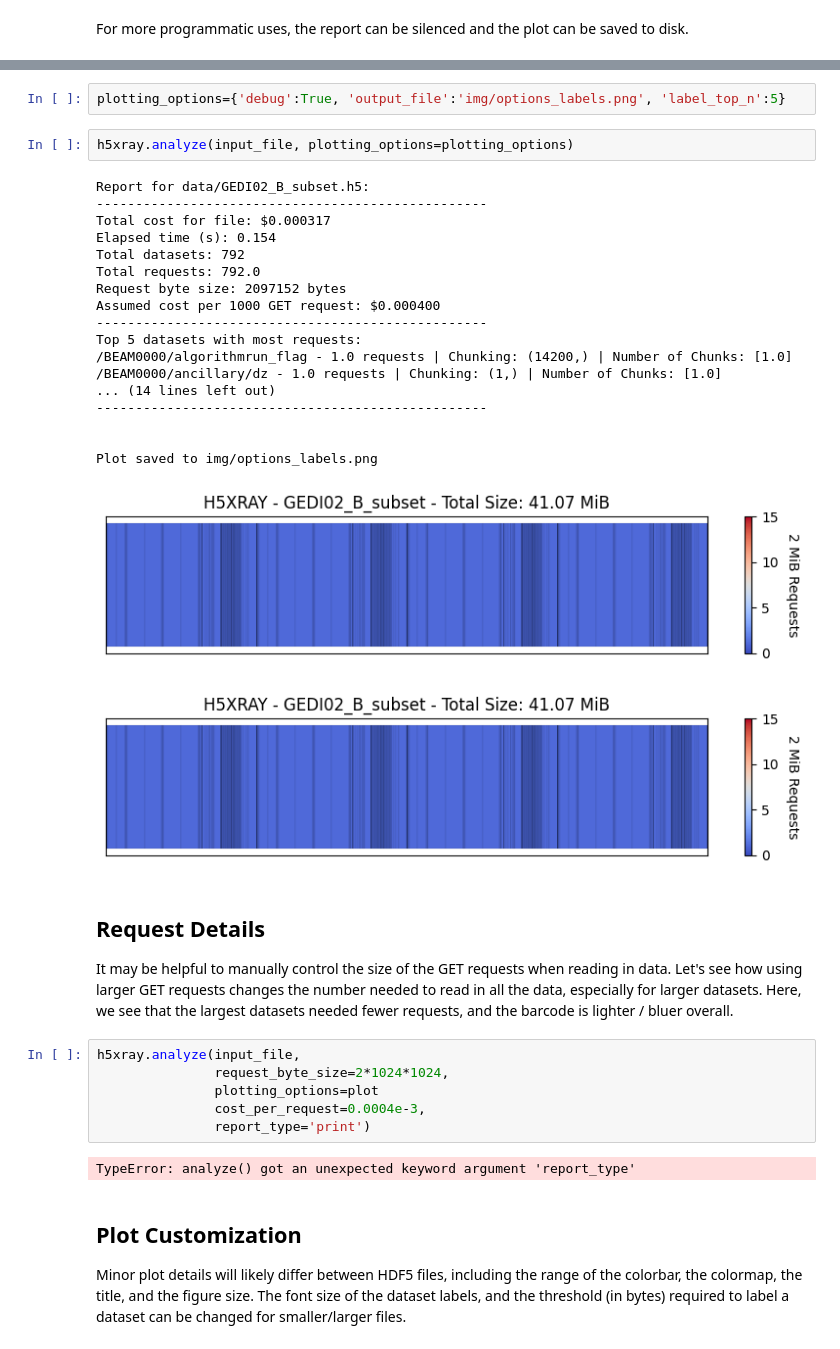
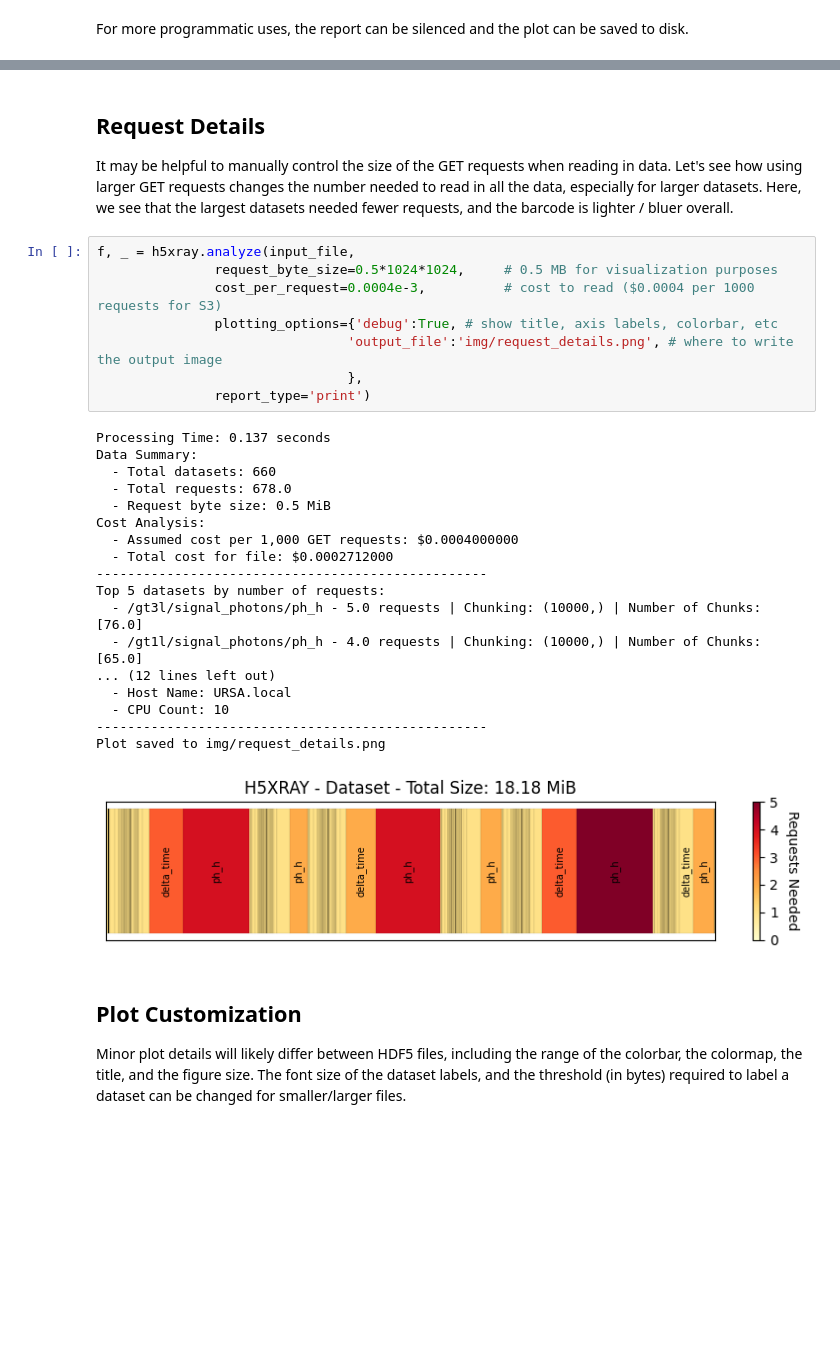
Before and after one commit to jonm3D/h5xray, a Jupyter notebook: examples/demo.ipynb, the cells around one changed output, grey strips where cells are left out. Saved outputs shown, nothing was run; the diff lists cells and outputs as text; blank space fills up the shorter version.

```diff
--- a/examples/demo.ipynb
+++ b/examples/demo.ipynb
@@ -102,38 +80,33 @@ The debug plot option creates more detailed plots, adding the title, colorbar, a
-# %%
-plotting_options={'debug':True, 'output_file':'img/options_labels.png', 'label_top_n':5}
-# %%
-h5xray.analyze(input_file, plotting_options=plotting_options)
-# %% [output]
-Report for data/GEDI02_B_subset.h5:
---------------------------------------------------
-Total cost for file: $0.000317
-Elapsed time (s): 0.154
-Total datasets: 792
-Total requests: 792.0
-Request byte size: 2097152 bytes
-Assumed cost per 1000 GET request: $0.000400
---------------------------------------------------
-Top 5 datasets with most requests:
-/BEAM0000/algorithmrun_flag - 1.0 requests | Chunking: (14200,) | Number of Chunks: [1.0]
-/BEAM0000/ancillary/dz - 1.0 requests | Chunking: (1,) | Number of Chunks: [1.0]
-... (14 lines left out)
---------------------------------------------------
-
-
-Plot saved to img/options_labels.png
-[figure, removed]
-[figure, removed]
 # %% [markdown]
 ## Request Details
 It may be helpful to manually control the size of the GET requests when reading in data. Let's see how using larger GET requests changes the number needed to read in all the data, especially for larger datasets. Here, we see that the largest datasets needed fewer requests, and the barcode is lighter / bluer overall.
 # %%
-h5xray.analyze(input_file,
-               request_byte_size=2*1024*1024,
-               plotting_options=plot
-               cost_per_request=0.0004e-3,
+f, _ = h5xray.analyze(input_file,
+               request_byte_size=0.5*1024*1024,     # 0.5 MB for visualization purposes
+               cost_per_request=0.0004e-3,          # cost to read ($0.0004 per 1000 requests for S3)
+               plotting_options={'debug':True, # show title, axis labels, colorbar, etc
+                                'output_file':'img/request_details.png', # where to write the output image
+                                },
                report_type='print')
 # %% [output]
-TypeError: analyze() got an unexpected keyword argument 'report_type'
+Processing Time: 0.137 seconds
+Data Summary:
+  - Total datasets: 660
+  - Total requests: 678.0
+  - Request byte size: 0.5 MiB
+Cost Analysis:
+  - Assumed cost per 1,000 GET requests: $0.0004000000
+  - Total cost for file: $0.0002712000
+--------------------------------------------------
+Top 5 datasets by number of requests:
+  - /gt3l/signal_photons/ph_h - 5.0 requests | Chunking: (10000,) | Number of Chunks: [76.0]
+  - /gt1l/signal_photons/ph_h - 4.0 requests | Chunking: (10000,) | Number of Chunks: [65.0]
+... (12 lines left out)
+  - Host Name: URSA.local
+  - CPU Count: 10
+--------------------------------------------------
+Plot saved to img/request_details.png
+[figure, added]
 # %% [markdown]
 ## Plot Customization
 Minor plot details will likely differ between HDF5 files, including the range of the colorbar, the colormap, the title, and the figure size. The font size of the dataset labels, and the threshold (in bytes) required to label a dataset can be changed for smaller/larger files.
```
Also changed, not shown: parts of 8 cells of this notebook, 3 other files.
